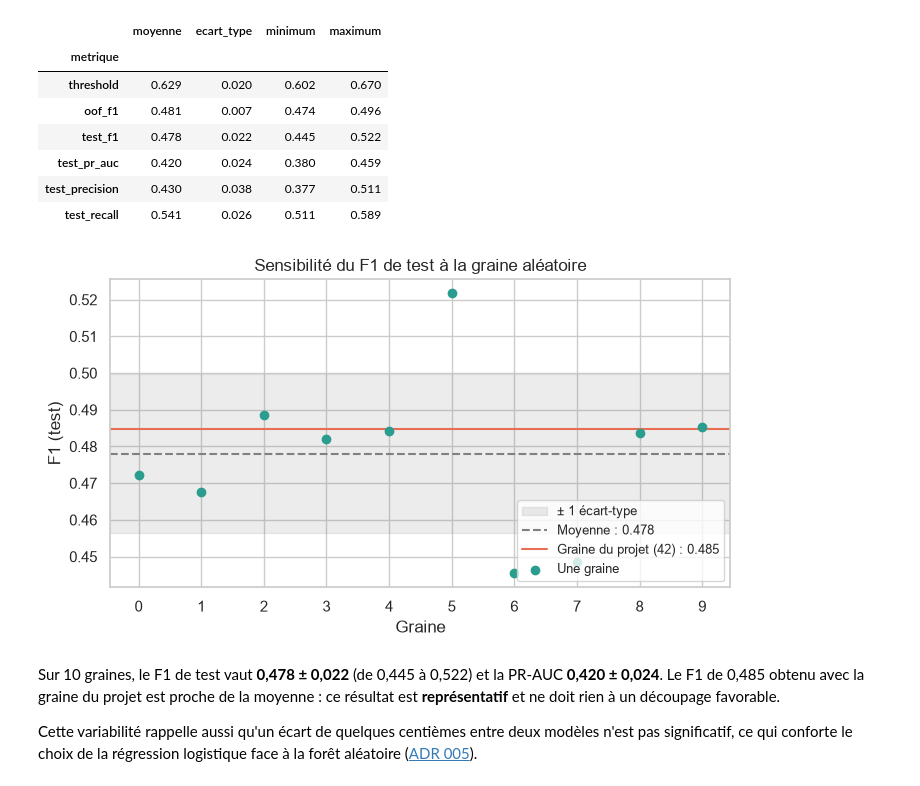
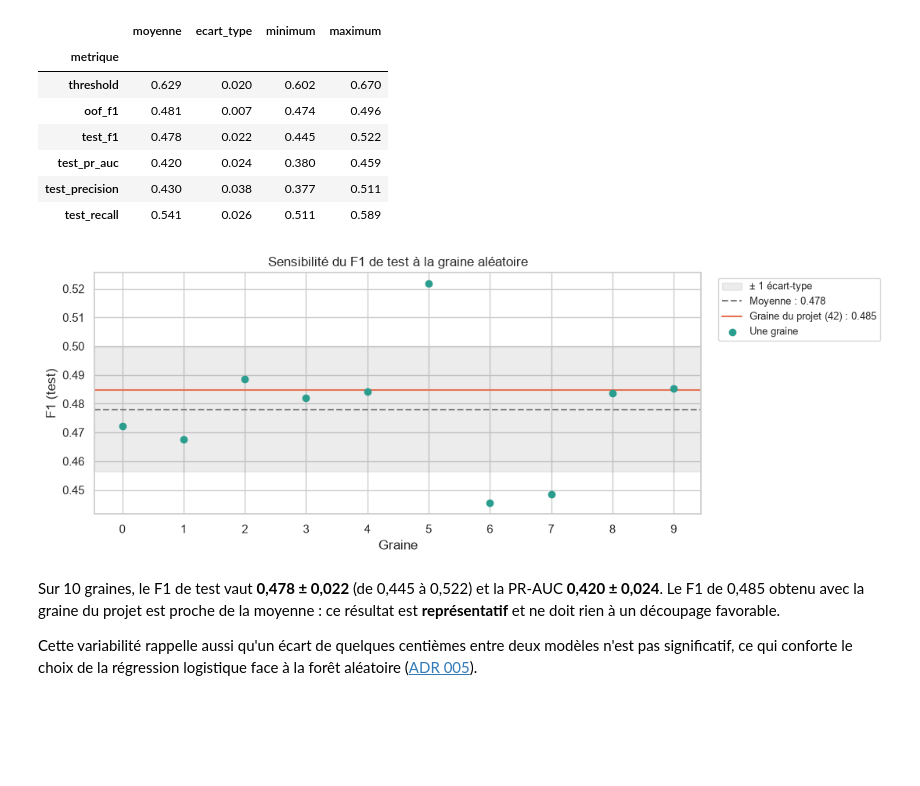
Before and after one commit to md0312/projet_MLOps, a Jupyter notebook: notebooks/03_final_model.ipynb, the cells around one changed output. Drawn from its saved outputs; the diff is of its cells as text; code cells hidden in the pictures; blank space fills up the shorter version.

Commit message:
docs(notebooks): légende du graphique de robustesse hors du cadre

```diff
--- a/notebooks/03_final_model.ipynb
+++ b/notebooks/03_final_model.ipynb
@@ -154,27 +154,27 @@ seed_summary.loc[["threshold", "oof_f1", "test_f1", "test_pr_auc", "test_precisi
 # %%
 mean_f1 = seed_results["test_f1"].mean()
 std_f1 = seed_results["test_f1"].std()
 
-figure, axis = plt.subplots(figsize=(8, 4))
+figure, axis = plt.subplots(figsize=(10, 4))
 axis.axhspan(mean_f1 - std_f1, mean_f1 + std_f1, color="grey", alpha=0.15, label="± 1 écart-type")
 axis.axhline(mean_f1, color="grey", linestyle="--", label=f"Moyenne : {mean_f1:.3f}")
 axis.axhline(
     test_results["f1"], color="#E76F51", label=f"Graine du projet (42) : {test_results['f1']:.3f}"
 )
 axis.scatter(
     seed_results["seed"], seed_results["test_f1"], color="#2A9D8F", zorder=3, label="Une graine"
 )
 axis.set(
     title="Sensibilité du F1 de test à la graine aléatoire",
     xlabel="Graine",
     ylabel="F1 (test)",
     xticks=seed_results["seed"],
 )
-axis.legend(loc="lower right", fontsize=9)
+axis.legend(loc="upper left", bbox_to_anchor=(1.02, 1), fontsize=9)
 save_figure(figure, "robustesse_graine")
 plt.show()
 # %% [output]
-[figure, old version]
+[figure, new version]
 # %% [markdown]
 Sur 10 graines, le F1 de test vaut **0,478 ± 0,022** (de 0,445 à 0,522) et la PR-AUC
 **0,420 ± 0,024**. Le F1 de 0,485 obtenu avec la graine du projet est proche de la
```
Also changed, not shown: 1 other file.
